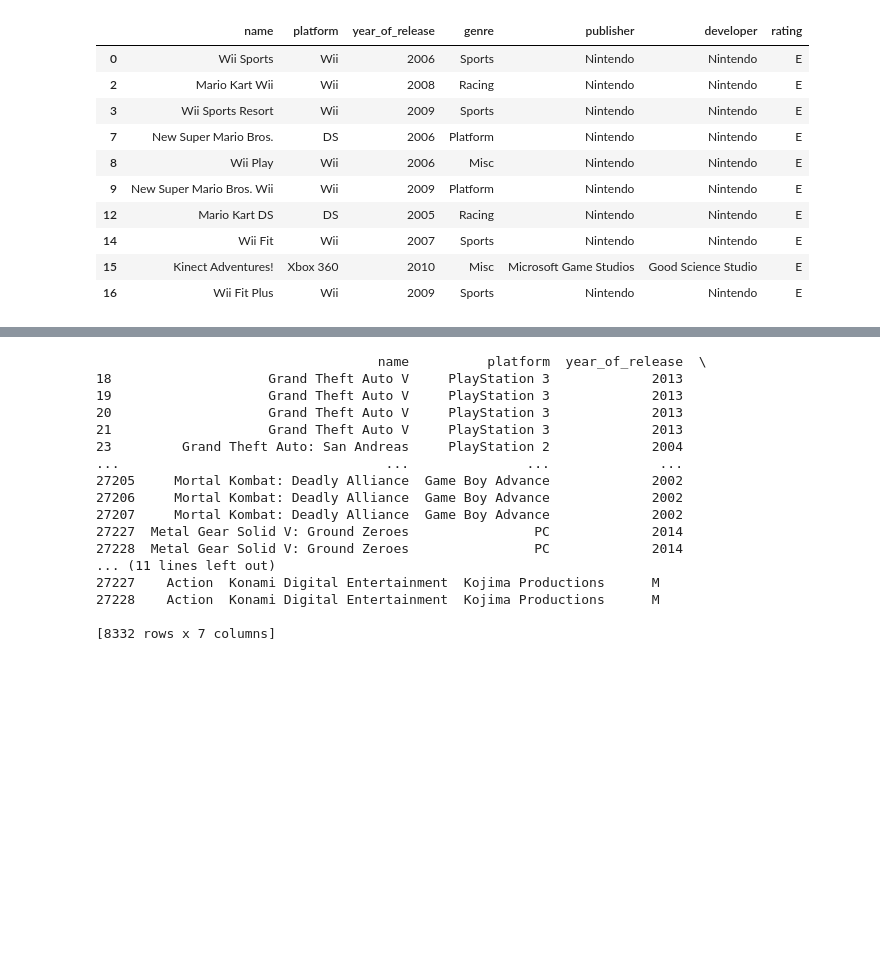
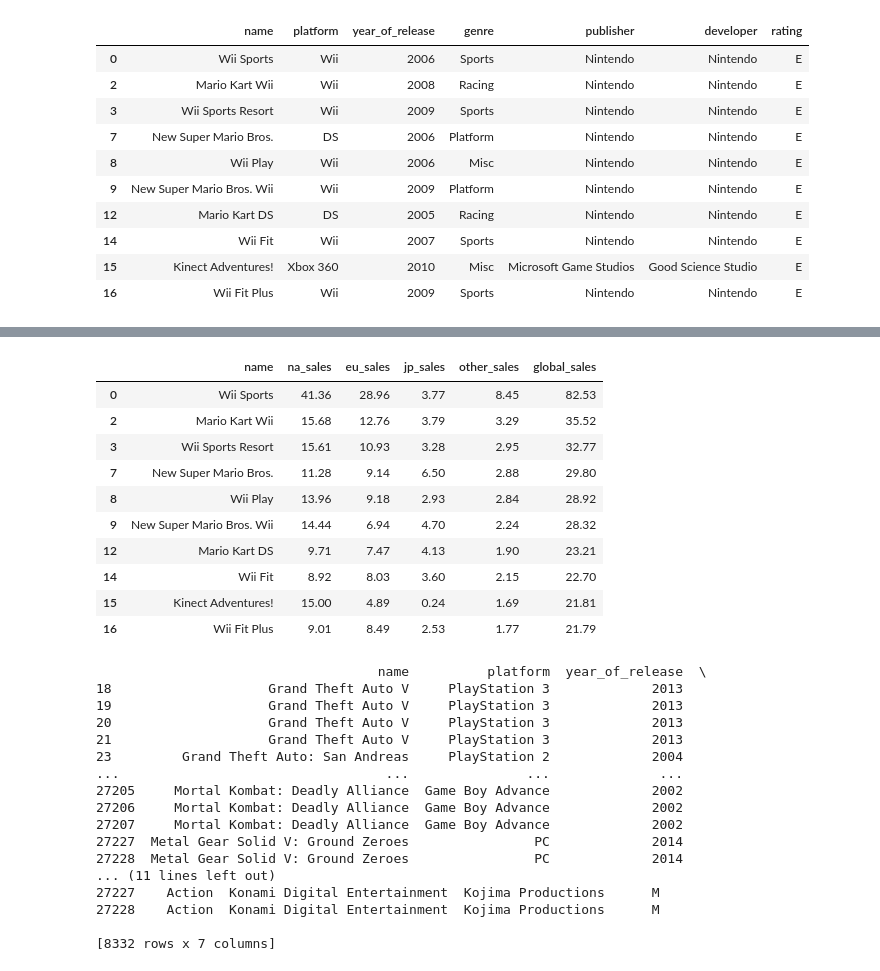
Before and after one commit to destink/Final-Project, a Jupyter notebook: merged_video_games_eda.ipynb, the cells around one changed output, grey strips where cells are left out. Saved outputs shown, nothing was run; the diff lists cells and outputs as text; code cells hidden in the pictures; blank space fills up the shorter version.

```diff
--- a/merged_video_games_eda.ipynb
+++ b/merged_video_games_eda.ipynb
@@ -401,3 +416,18 @@ details_df.head(10)
+# %%
+sales_df = merged_video_games_df[['name', 'na_sales', 'eu_sales', 'jp_sales', 'other_sales', 'global_sales']].copy()
+sales_df.head(10)
+# %% [output]
+|  | name | na_sales | eu_sales | jp_sales | other_sales | global_sales |
+| 0 | Wii Sports | 41.36 | 28.96 | 3.77 | 8.45 | 82.53 |
+| 2 | Mario Kart Wii | 15.68 | 12.76 | 3.79 | 3.29 | 35.52 |
+| 3 | Wii Sports Resort | 15.61 | 10.93 | 3.28 | 2.95 | 32.77 |
+| 7 | New Super Mario Bros. | 11.28 | 9.14 | 6.50 | 2.88 | 29.80 |
+| 8 | Wii Play | 13.96 | 9.18 | 2.93 | 2.84 | 28.92 |
+| 9 | New Super Mario Bros. Wii | 14.44 | 6.94 | 4.70 | 2.24 | 28.32 |
+| 12 | Mario Kart DS | 9.71 | 7.47 | 4.13 | 1.90 | 23.21 |
+| 14 | Wii Fit | 8.92 | 8.03 | 3.60 | 2.15 | 22.70 |
+| 15 | Kinect Adventures! | 15.00 | 4.89 | 0.24 | 1.69 | 21.81 |
+| 16 | Wii Fit Plus | 9.01 | 8.49 | 2.53 | 1.77 | 21.79 |
 # %%
 # check for duplicates
 duplicates = details_df.duplicated()
```
Also changed, not shown: parts of 3 cells of this notebook.
